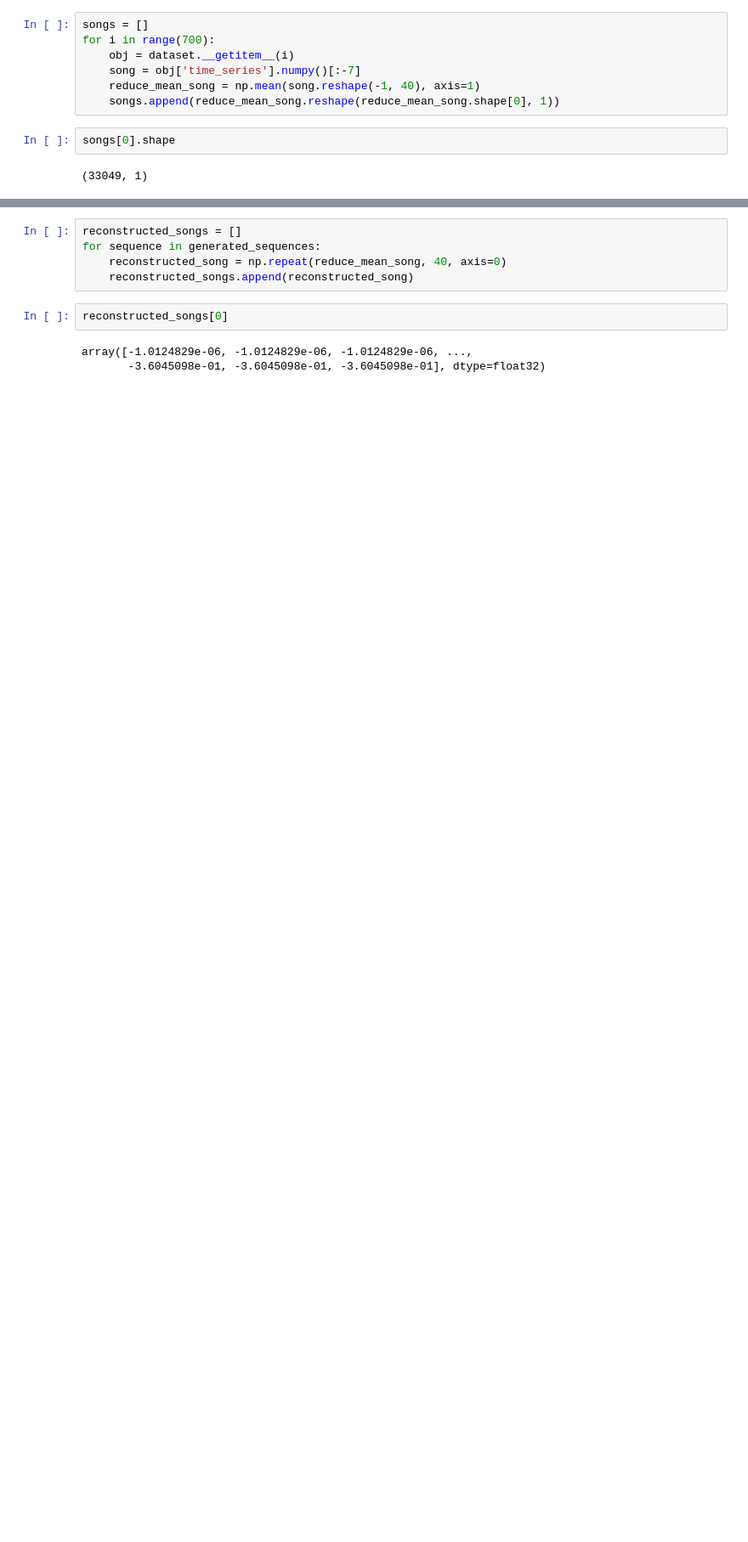
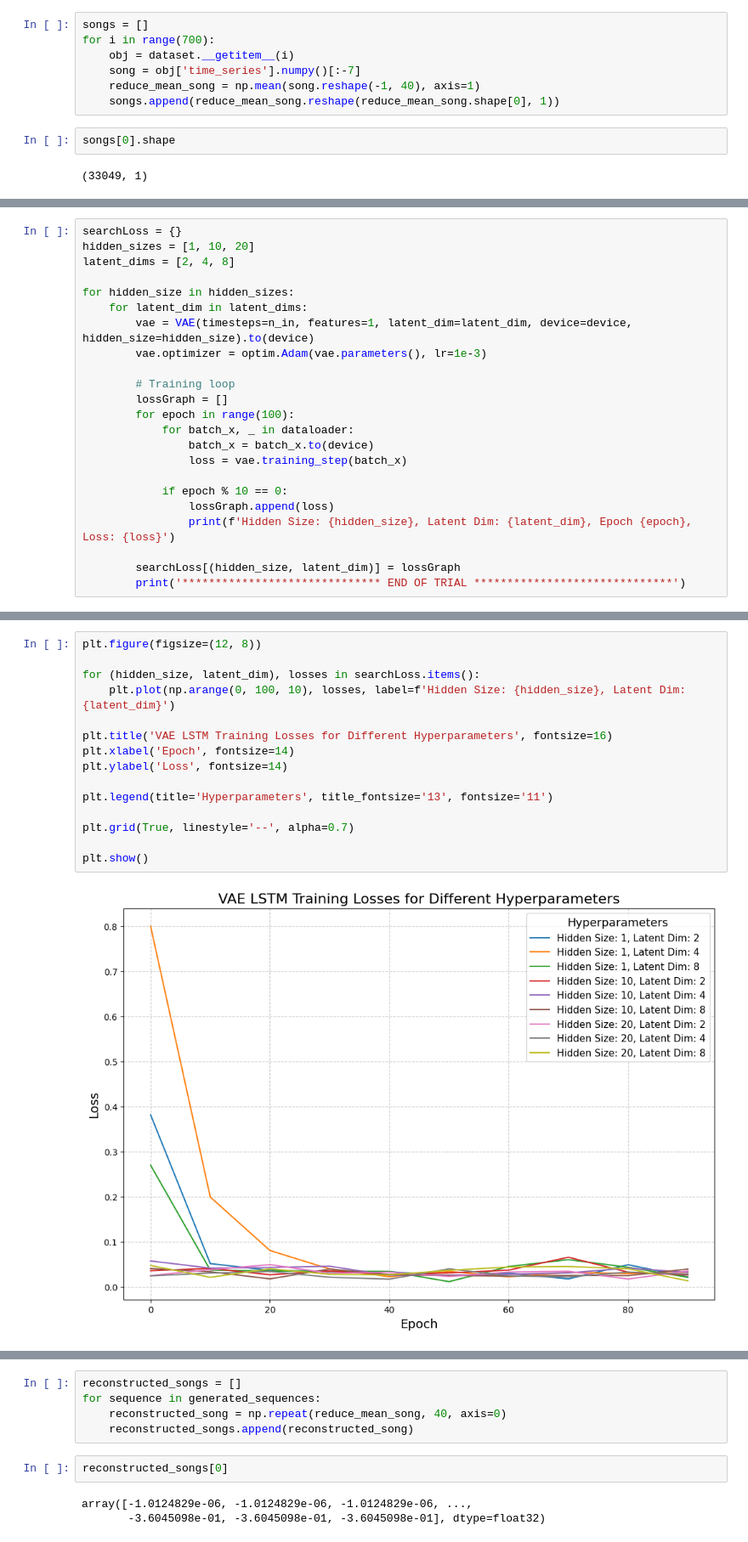
Before and after one commit to juanks235/project_mml, a Jupyter notebook: VAE_LSTM_training.ipynb, the cells around one changed output, grey strips where cells are left out. Shown: that part at 85% size. Saved outputs shown, nothing was run; the diff lists cells and outputs as text; blank space fills up the shorter version.

```diff
--- a/VAE_LSTM_training.ipynb
+++ b/VAE_LSTM_training.ipynb
@@ -77,0 +102,23 @@ Epoch 290, Loss: 0.04125206544995308
+# %%
+searchLoss = {}
+hidden_sizes = [1, 10, 20]
+latent_dims = [2, 4, 8]
+
+for hidden_size in hidden_sizes:
+    for latent_dim in latent_dims:
+        vae = VAE(timesteps=n_in, features=1, latent_dim=latent_dim, device=device, hidden_size=hidden_size).to(device)
+        vae.optimizer = optim.Adam(vae.parameters(), lr=1e-3)
+
+        # Training loop
+        lossGraph = []
+        for epoch in range(100):
+            for batch_x, _ in dataloader:
+                batch_x = batch_x.to(device)
+                loss = vae.training_step(batch_x)
+
+            if epoch % 10 == 0:
+                lossGraph.append(loss)
+                print(f'Hidden Size: {hidden_size}, Latent Dim: {latent_dim}, Epoch {epoch}, Loss: {loss}')
+
+        searchLoss[(hidden_size, latent_dim)] = lossGraph
+        print('****************************** END OF TRIAL ******************************')
@@ -77,0 +143,17 @@ Epoch 290, Loss: 0.04125206544995308
+# %%
+plt.figure(figsize=(12, 8))
+
+for (hidden_size, latent_dim), losses in searchLoss.items():
+    plt.plot(np.arange(0, 100, 10), losses, label=f'Hidden Size: {hidden_size}, Latent Dim: {latent_dim}')
+
+plt.title('VAE LSTM Training Losses for Different Hyperparameters', fontsize=16)
+plt.xlabel('Epoch', fontsize=14)
+plt.ylabel('Loss', fontsize=14)
+
+plt.legend(title='Hyperparameters', title_fontsize='13', fontsize='11')
+
+plt.grid(True, linestyle='--', alpha=0.7)
+
+plt.show()
+# %% [output]
+[figure, added]
```
Also changed, not shown: parts of 9 cells of this notebook, 2 other files.
